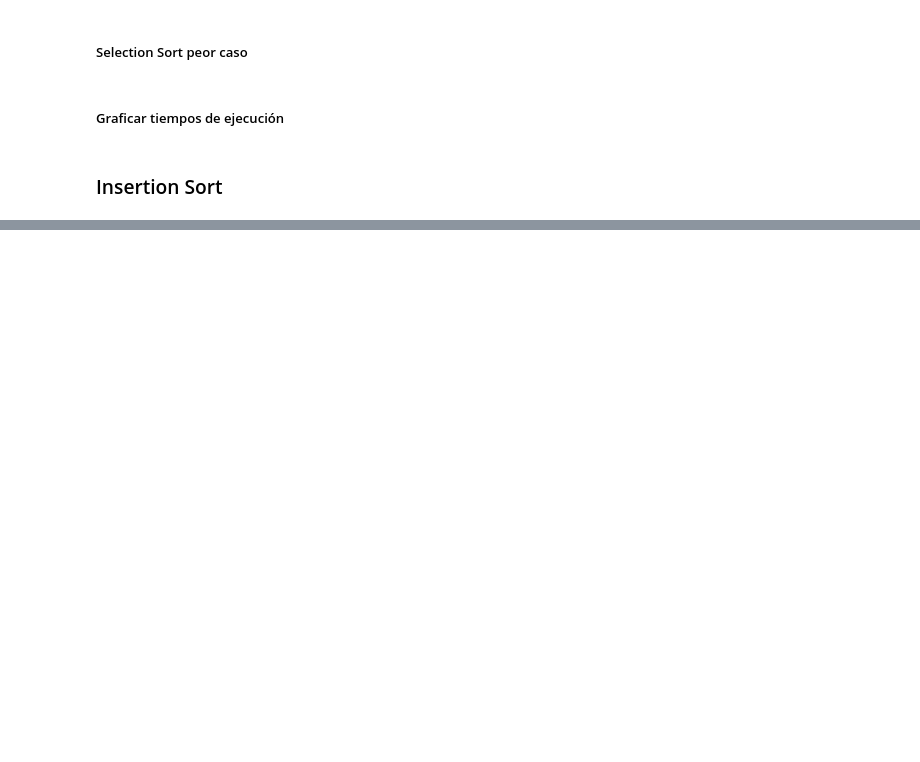
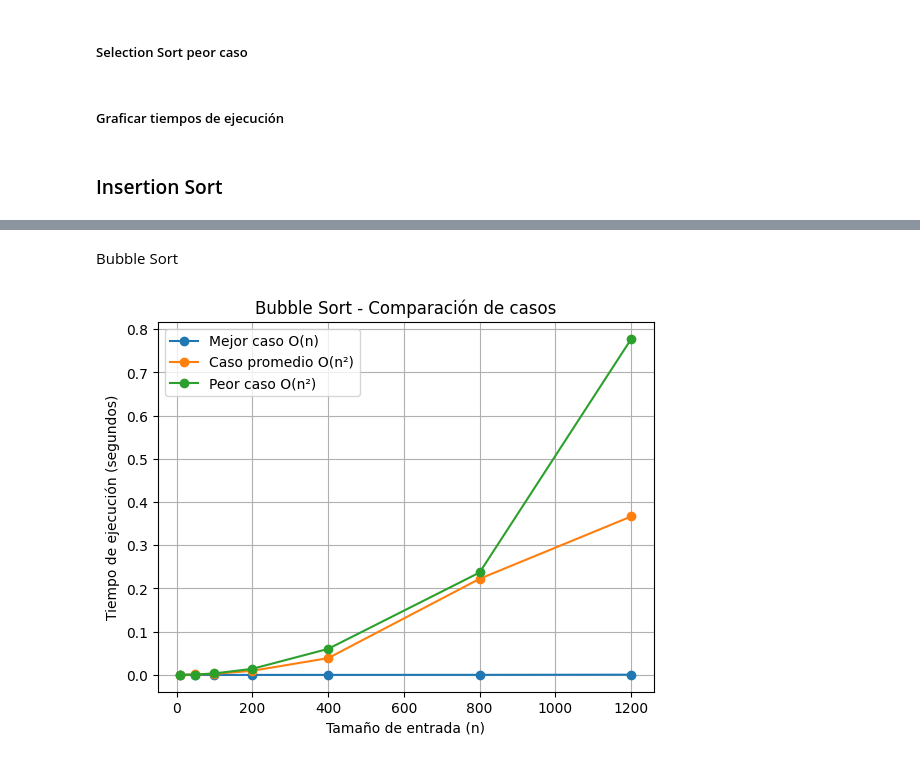
Before and after one commit to lagarda2904/Pagina, a Jupyter notebook: tareas/Practica1.ipynb, the cells around one changed output, grey strips where cells are left out. Drawn from its saved outputs; the diff is of its cells as text; code cells hidden in the pictures; blank space fills up the shorter version.

```diff
--- a/tareas/Practica1.ipynb
+++ b/tareas/Practica1.ipynb
@@ -75,0 +219,80 @@ def insertion_sort(A):
+# %% [markdown]
+Bubble Sort
+# %%
+import numpy as np
+import time
+import matplotlib.pyplot as plt
+
+def bubble_sort(A):
+    n = len(A)
+
+    for i in range(n):
+        swapped = False
+
+        for j in range(0, n - i - 1):
+            if A[j] > A[j + 1]:
+                A[j], A[j + 1] = A[j + 1], A[j]
+                swapped = True
+
+        if not swapped:
+            break
+
+    return A
+
+
+n = [10, 50, 100, 200, 400, 800, 1200]
+
+tiempos_mejor = []
+tiempos_promedio = []
+tiempos_peor = []
+
+reps = 5
+
+for size in n:
+
+    A_mejor = np.arange(size)
+    A_peor = np.arange(size, 0, -1)
+
+    # Mejor caso
+    t = 0
+    for _ in range(reps):
+        arr = A_mejor.copy()
+        inicio = time.perf_counter()
+        bubble_sort(arr)
+        fin = time.perf_counter()
+        t += fin - inicio
+    tiempos_mejor.append(t/reps)
+
+    # Peor caso
+    t = 0
+    for _ in range(reps):
+        arr = A_peor.copy()
+        inicio = time.perf_counter()
+        bubble_sort(arr)
+        fin = time.perf_counter()
+        t += fin - inicio
+    tiempos_peor.append(t/reps)
+
+    # Caso promedio
+    t = 0
+    for _ in range(reps):
+        A_prom = np.random.randint(0, 100000, size)
+        inicio = time.perf_counter()
+        bubble_sort(A_prom)
+        fin = time.perf_counter()
+        t += fin - inicio
+    tiempos_promedio.append(t/reps)
+
+
+plt.plot(n, tiempos_mejor, marker='o', label="Mejor caso O(n)")
+plt.plot(n, tiempos_promedio, marker='o', label="Caso promedio O(n²)")
+plt.plot(n, tiempos_peor, marker='o', label="Peor caso O(n²)")
+
+plt.xlabel("Tamaño de entrada (n)")
+plt.ylabel("Tiempo de ejecución (segundos)")
+plt.title("Bubble Sort - Comparación de casos")
+plt.grid(True)
+plt.legend()
+plt.show()
+# %% [output]
+[figure, added]
```
Also changed, not shown: parts of 4 cells of this notebook.
